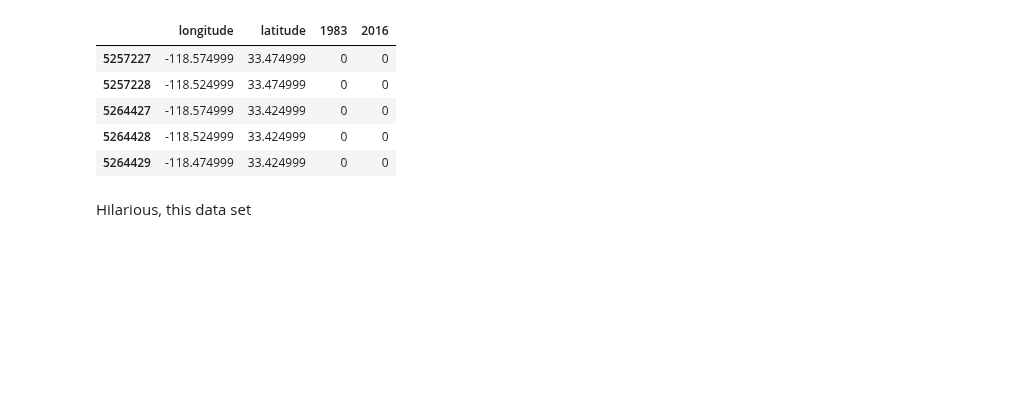
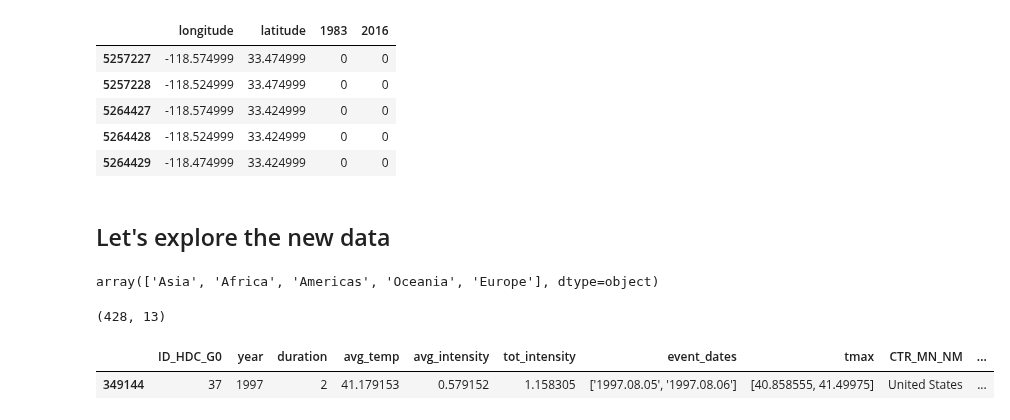
Before and after one commit to awarner94/getSARtsy, a Jupyter notebook: Get SARtsy_weatherData.ipynb, the cells around one changed output. Drawn from its saved outputs; the diff is of its cells as text; code cells hidden in the pictures; blank space fills up the shorter version.

```diff
--- a/Get SARtsy_weatherData.ipynb
+++ b/Get SARtsy_weatherData.ipynb
@@ -133,5 +133,31 @@ master_df.head()
 | 5264429 | -118.474999 | 33.424999 | 0 | 0 |
 # %%
 years = np.arange(1983, 2016+1, dtype=int)
-# %% [markdown]
-Hilarious, this data set
+# %% [markdown]
+## Let's explore the new data
+# %%
+path = 'CatalinaUAVSAR/himax406_2d-tabular/'
+file = 'himax406_2d_STATS.csv'
+
+heat_base = pd.read_csv(path+file)
+heat_base.head()
+heat_base.region.unique()
+# %% [output]
+array(['Asia', 'Africa', 'Americas', 'Oceania', 'Europe'], dtype=object)
+# %%
+heat = heat_base[heat_base['region'] == 'Americas']
+heat = heat[heat['intermediate-region'] == 'Northern America']
+heat = heat.rename(columns={list(heat)[0]: 'unnamed'})
+heat = heat.drop(['unnamed','intensity', 'UID', 'region', 'sub-region'], axis=1)
+# %%
+# heat = heat[heat['GCPNT_LAT'].between(20, 40)] #33.3, 33.5)]
+# heat = heat[heat['GCPNT_LON'].between(-125, -116)]#-118.7, -118.3)]
+heat.shape
+# %% [output]
+(428, 13)
+# %%
+heat_home = heat[heat['UC_NM_MN'] == 'Temecula-Murrieta [USA]']
+heat_home.head()
+# %% [output]
+|  | ID_HDC_G0 | year | duration | avg_temp | avg_intensity | tot_intensity | event_dates | tmax | CTR_MN_NM | ... |
+| 349144 | 37 | 1997 | 2 | 41.179153 | 0.579152 | 1.158305 | ['1997.08.05', '1997.08.06'] | [40.858555, 41.49975] | United States | ... |
```
